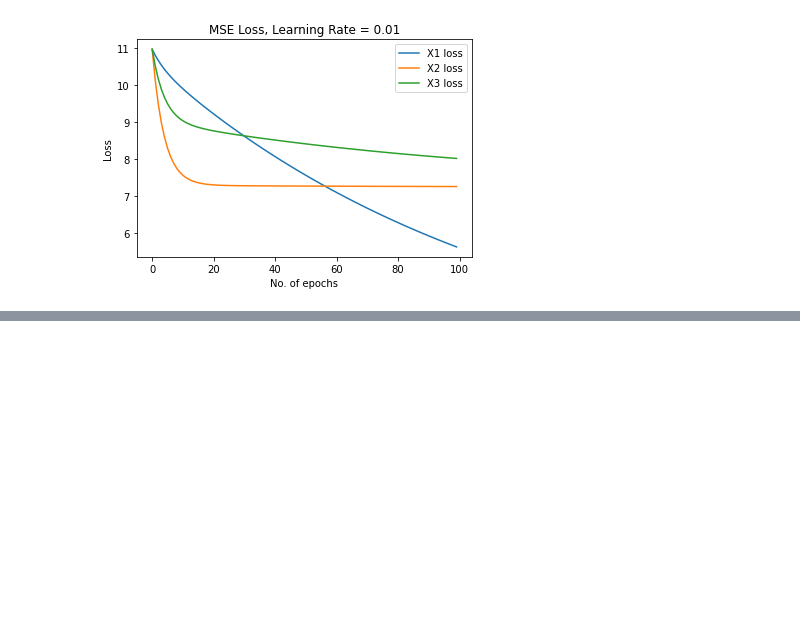
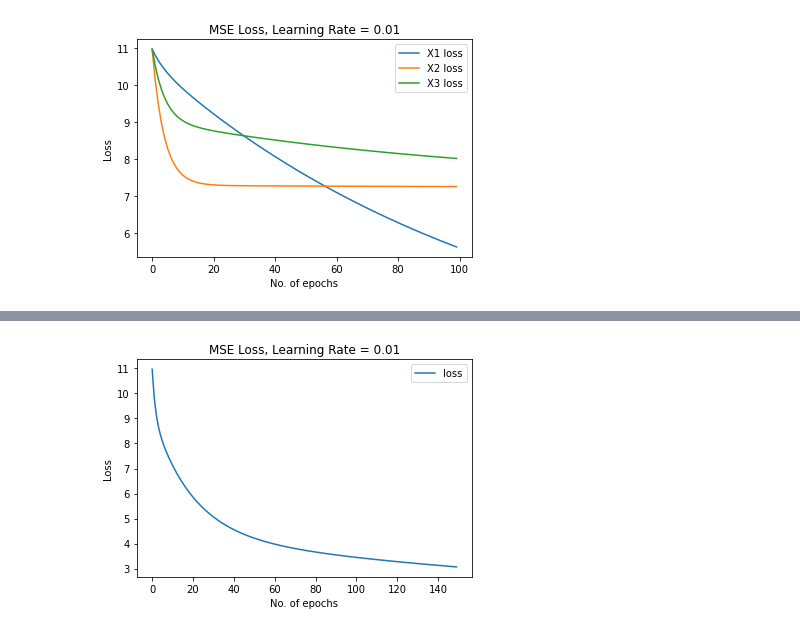
Before and after one commit to VishakhaDixit/IntroToML, a Jupyter notebook: HW_0/HW-0.ipynb, the cells around one changed output, grey strips where cells are left out. Cells and saved outputs as stored; diff of their text form; code cells hidden in the pictures; blank space fills up the shorter version.

```diff
--- a/HW_0/HW-0.ipynb
+++ b/HW_0/HW-0.ipynb
@@ -168,0 +260,12 @@ plt.show()
+# %%
+rng = np.arange(0, 150, 1)   # Range of epochs from 0-150
+
+plt.plot(rng, mse_m4)
+
+plt.xlabel('No. of epochs')
+plt.ylabel('Loss')
+plt.title('MSE Loss, Learning Rate = 0.01')
+plt.legend(['loss'])
+plt.show()
+# %% [output]
+[figure, added]
```
Also changed, not shown: parts of 12 cells of this notebook.
